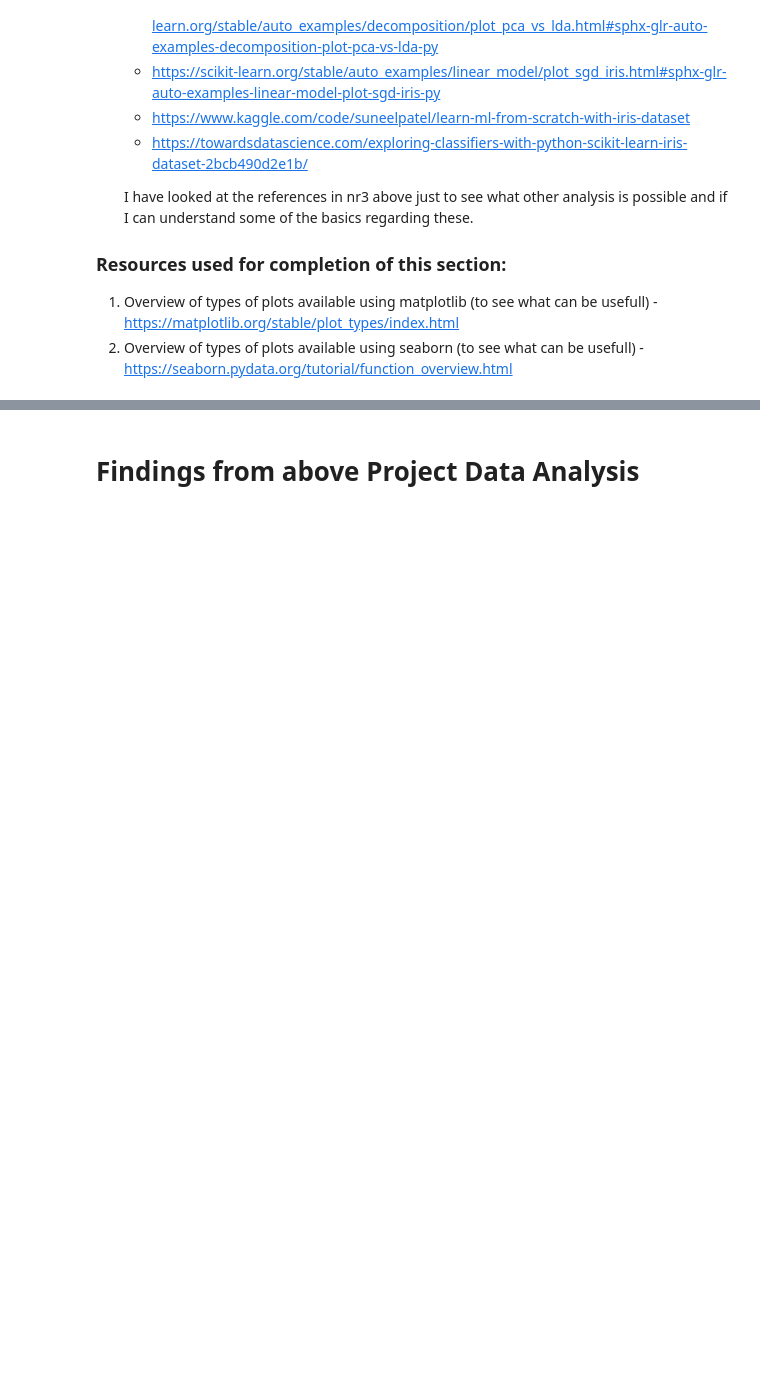
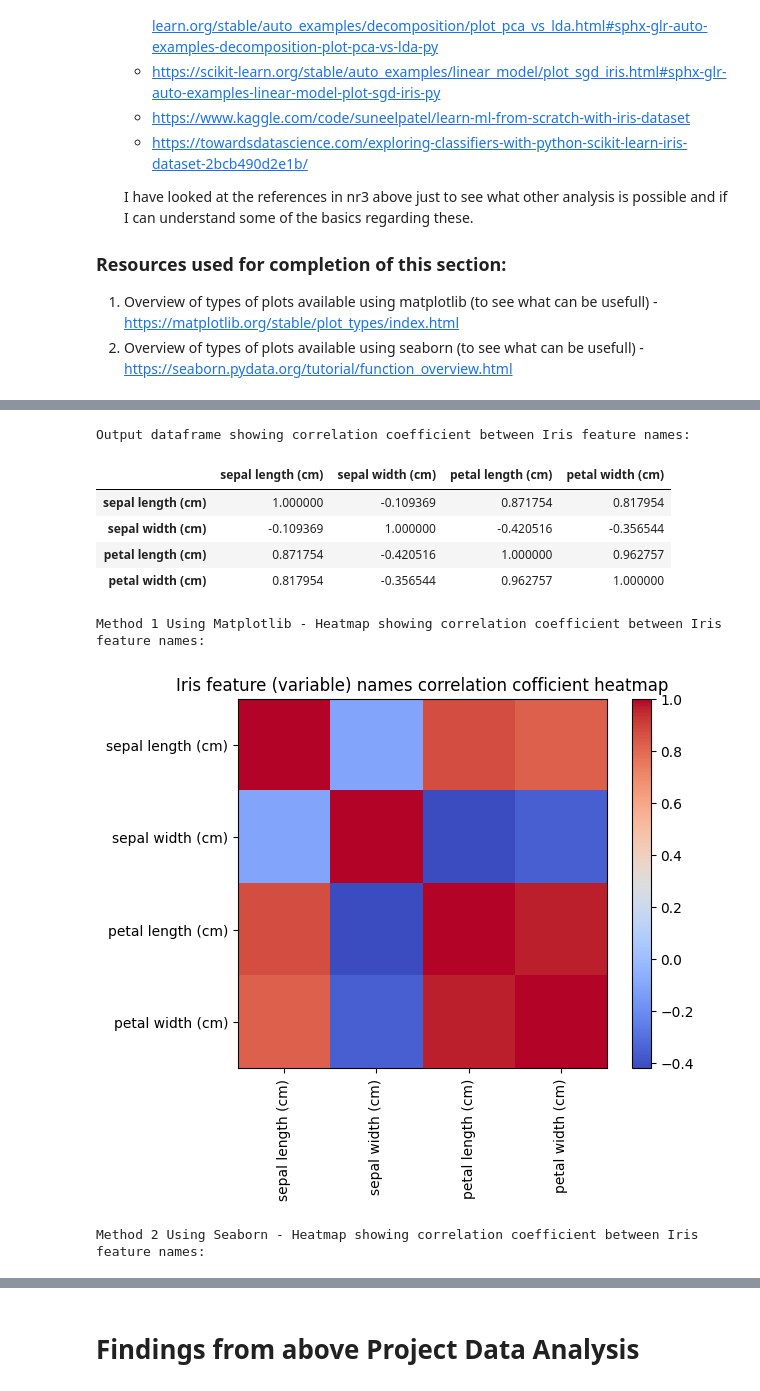
Before and after one commit to Hugo-van-Zyl/pands-project, a Jupyter notebook: analysis.ipynb, the cells around one changed output, grey strips where cells are left out. Drawn from its saved outputs; the diff is of its cells as text; code cells hidden in the pictures; blank space fills up the shorter version.

Commit message:
Additional analysis added of correlation and heatmap

```diff
--- a/analysis.ipynb
+++ b/analysis.ipynb
@@ -160,0 +173,35 @@ This task requires the performing of any other analysis that I think is appropri
+# %%
+dft_Irisadj = dft_Iris.drop(["species"], axis = 1) # use drop function to delete the species names from the dataframe as this function calculates all correlation cofficients between the columns. As the species is just a name, it will have to be removed otherwise I will get an error
+Iris_correlation = dft_Irisadj.corr(method = "pearson") # use pandas df.corr() function to compute the correlation cofficient between feutures & pearson = standard correlation coefficient.
+#Note I have used df_Iris instead of dft_Iris to exclude the species names (task only said correlation between feature names)
+print("Output dataframe showing correlation coefficient between Iris feature names:") # heading
+display(Iris_correlation) #test to display valid output
+
+# Method 1 of using data above and transferring to heatmap using Matplotlib
+print("\nMethod 1 Using Matplotlib - Heatmap showing correlation coefficient between Iris feature names:") # heading
+plt.imshow(Iris_correlation, cmap="coolwarm") # use matplotlib imshow function to create the heatmap
+plt.colorbar() # add color coded bar to show what value range is represented by each color
+plt.title("Iris feature (variable) names correlation cofficient heatmap") # add plot title
+
+# Now update the plot to replace values with feature names
+plt.xticks(np.arange(len(Variable_names)), Variable_names, rotation = "vertical") # use function to replace x values with feature names. Use np.arange to return evenly spaced values for range
+plt.yticks(np.arange(len(Variable_names)), Variable_names) # use function to replace y values with feature names. Use np.arange to return evenly spaced values for range
+
+plt.show() # show active plots
+
+# Method 2 of using data above and transferring to heatmap using Seaborn (easier method)
+# I will use Method 2 just to confirm my heatmap in Method 1 is indeed correct
+print("\nMethod 2 Using Seaborn - Heatmap showing correlation coefficient between Iris feature names:") # heading
+Seaborn_heatmap = sns.heatmap(Iris_correlation, cmap = "coolwarm", annot = True) # use sns.heatmap function to plot a heatmap using the values from the correlation matrix above
+
+# Using these 2 methods we can see the end result is the same. The improvement on the Seaborn heatmap is that it shows the values of the correlation coefficient in each block
+# %% [output]
+Output dataframe showing correlation coefficient between Iris feature names:
+|  | sepal length (cm) | sepal width (cm) | petal length (cm) | petal width (cm) |
+| sepal length (cm) | 1.000000 | -0.109369 | 0.871754 | 0.817954 |
+| sepal width (cm) | -0.109369 | 1.000000 | -0.420516 | -0.356544 |
+| petal length (cm) | 0.871754 | -0.420516 | 1.000000 | 0.962757 |
+| petal width (cm) | 0.817954 | -0.356544 | 0.962757 | 1.000000 |
+Method 1 Using Matplotlib - Heatmap showing correlation coefficient between Iris feature names:
+[figure, added]
+Method 2 Using Seaborn - Heatmap showing correlation coefficient between Iris feature names:
```
Also changed, not shown: parts of 2 cells of this notebook.
